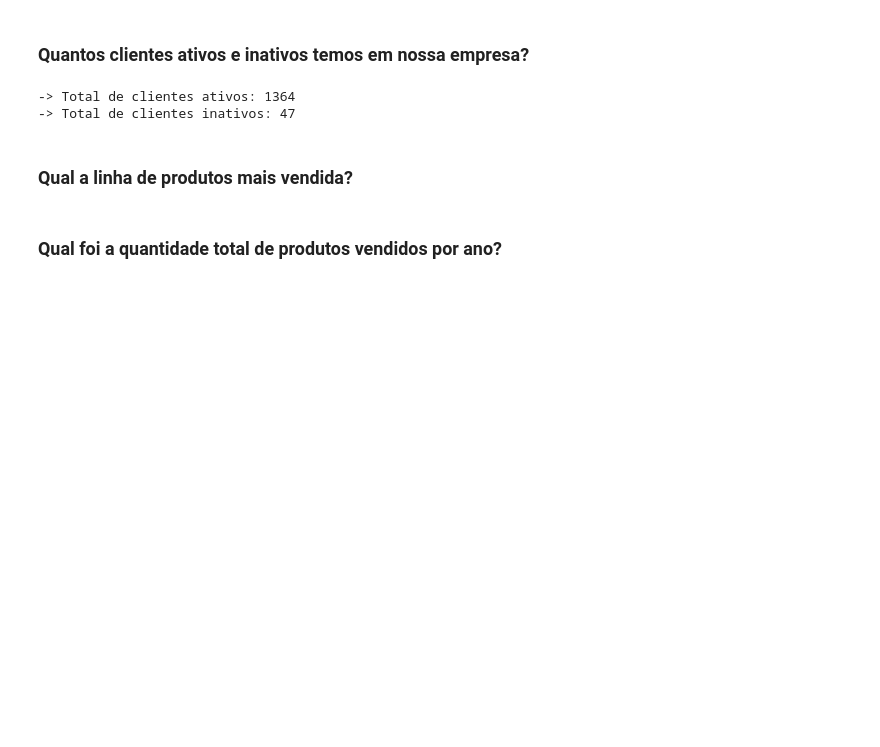
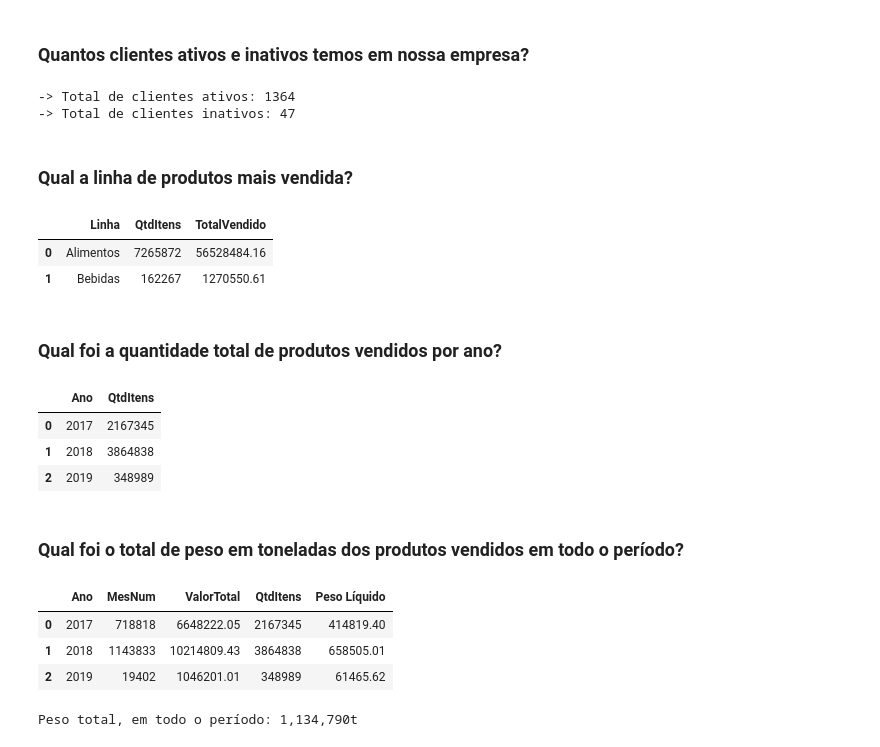
Before and after one commit to marcellu-s/SENAI-Fundamentos-BigData-Python, a Jupyter notebook: Desafio/codes/Análise Exploratória.ipynb, the cells around one changed output. Drawn from its saved outputs; the diff is of its cells as text; code cells hidden in the pictures; blank space fills up the shorter version.

```diff
--- a/Desafio/codes/Análise Exploratória.ipynb
+++ b/Desafio/codes/Análise Exploratória.ipynb
@@ -94,2 +129,32 @@ print(f"-> Total de clientes inativos: {inactives}")
+# %%
+sales_with_products_lines
+# %% [output]
+|  | Linha | QtdItens | TotalVendido |
+| 0 | Alimentos | 7265872 | 56528484.16 |
+| 1 | Bebidas | 162267 | 1270550.61 |
 # %% [markdown]
 ### Qual foi a quantidade total de produtos vendidos por ano?
+# %%
+number_products_sold_per_year = sales_per_year_dataframe.drop(columns=['MesNum', 'ValorTotal', 'Peso Líquido'])
+
+number_products_sold_per_year
+# %% [output]
+|  | Ano | QtdItens |
+| 0 | 2017 | 2167345 |
+| 1 | 2018 | 3864838 |
+| 2 | 2019 | 348989 |
+# %% [markdown]
+### Qual foi o total de peso em toneladas dos produtos vendidos em todo o período?
+# %%
+sales_per_year_dataframe
+# %% [output]
+|  | Ano | MesNum | ValorTotal | QtdItens | Peso Líquido |
+| 0 | 2017 | 718818 | 6648222.05 | 2167345 | 414819.40 |
+| 1 | 2018 | 1143833 | 10214809.43 | 3864838 | 658505.01 |
+| 2 | 2019 | 19402 | 1046201.01 | 348989 | 61465.62 |
+# %%
+total_weight = sales_per_year_dataframe['Peso Líquido'].sum()
+
+print(f"Peso total, em todo o período: {total_weight:,.0f}t")
+# %% [output]
+Peso total, em todo o período: 1,134,790t
```
Also changed, not shown: parts of 22 cells of this notebook.
